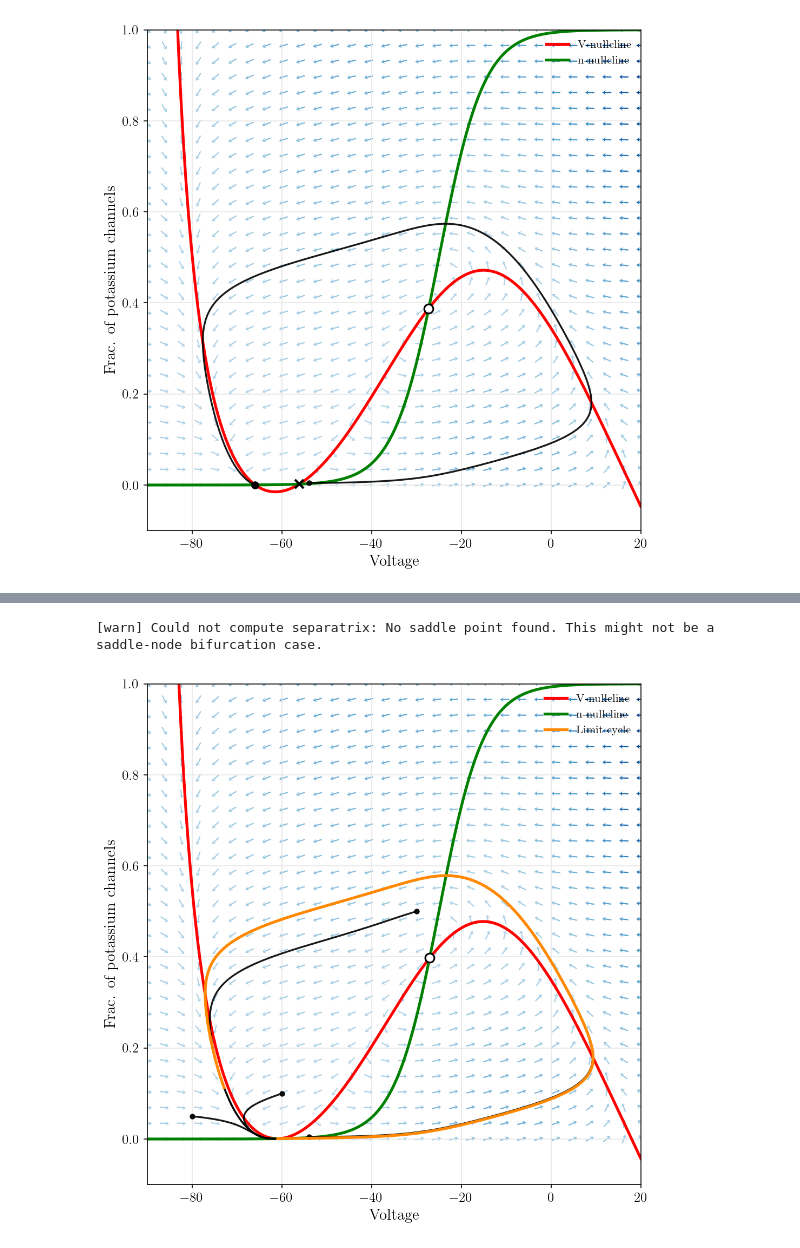
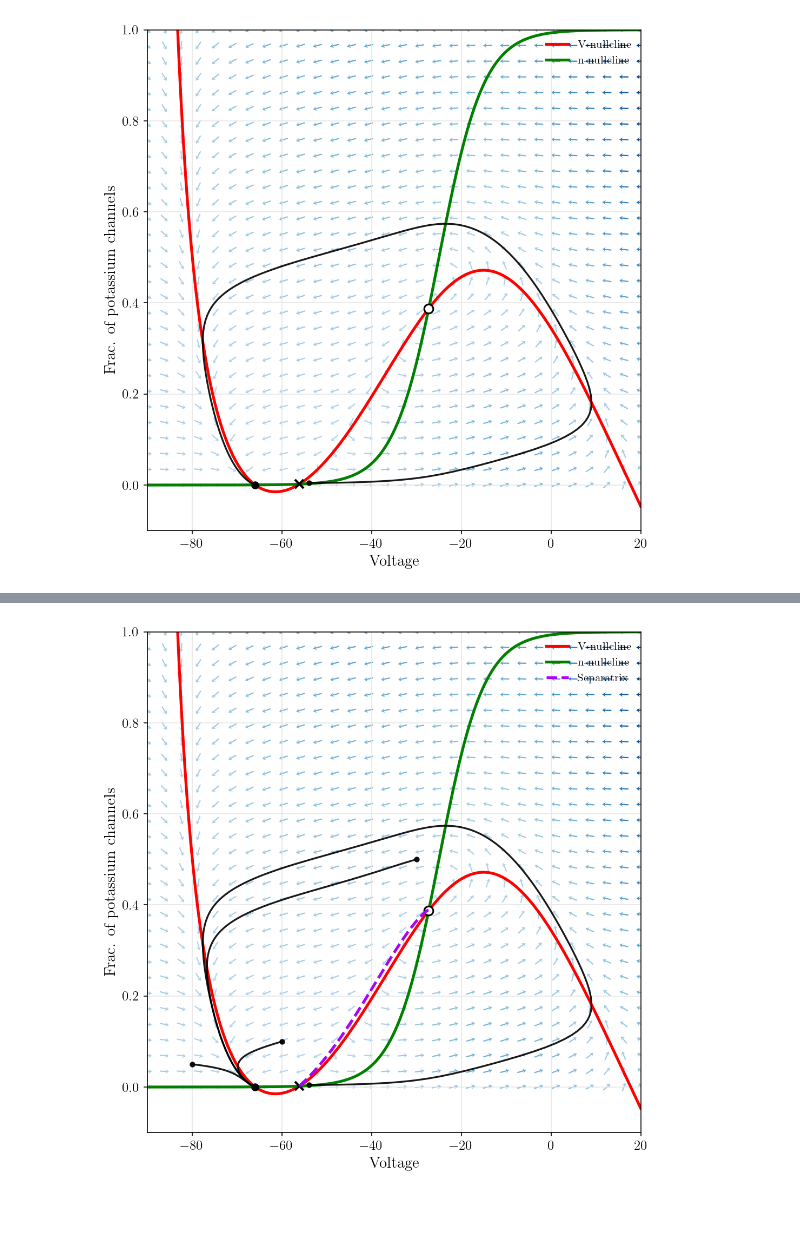
Before and after one commit to Szuppi/ModellingNeurons_Project, a Jupyter notebook: Visuals.ipynb, the cells around one changed output, grey strips where cells are left out. Drawn from its saved outputs; the diff is of its cells as text; code cells hidden in the pictures; blank space fills up the shorter version.

Commit message:
limit czcles and separatrices added

```diff
--- a/Visuals.ipynb
+++ b/Visuals.ipynb
@@ -413,3 +392,19 @@ fig, ax = plot_phase_plane_with_dynamics(
 plt.show()
 # %% [output]
 [figure]
+# %%
+neuron_SNIC = NeuronModel('SNIC')   # or 'SNIC', 'subcritical_Hopf', 'supercritical_Hopf'
+
+I_ext_SNIC = 5.52
+
+fig, ax = plot_phase_plane_with_dynamics(
+    neuron_SNIC,
+    I_ext_SNIC,
+    n_y_range=N_Y_LIMITS,
+    traj_ics=[(-54, 0.005)],
+    T_traj=30,
+    dt_traj=0.01,
+    show_separatrix=False,
+    show_limit_cycle=False,
+)
+plt.show()
@@ -416,16 +413,15 @@ plt.show()
 # %%
-I_ext_SNIC = 4.51318
+I_ext_SNIC = 0
 fig, ax = plot_phase_plane_with_dynamics(
     neuron_SNIC,
     I_ext_SNIC,
     n_y_range=N_Y_LIMITS,
     traj_ics=[(-80, 0.05), (-60, 0.1), (-30, 0.5), (-54, 0.005)],
     T_traj=30,
     dt_traj=0.01,
     show_separatrix=True,
-    show_limit_cycle=True,
+    show_limit_cycle=False,
 )
 plt.show()
 # %% [output]
-[warn] Could not compute separatrix: No saddle point found. This might not be a saddle-node bifurcation case.
-[figure, old version]
+[figure, new version]
```
Also changed, not shown: parts of 10 cells of this notebook, 2 other files.
